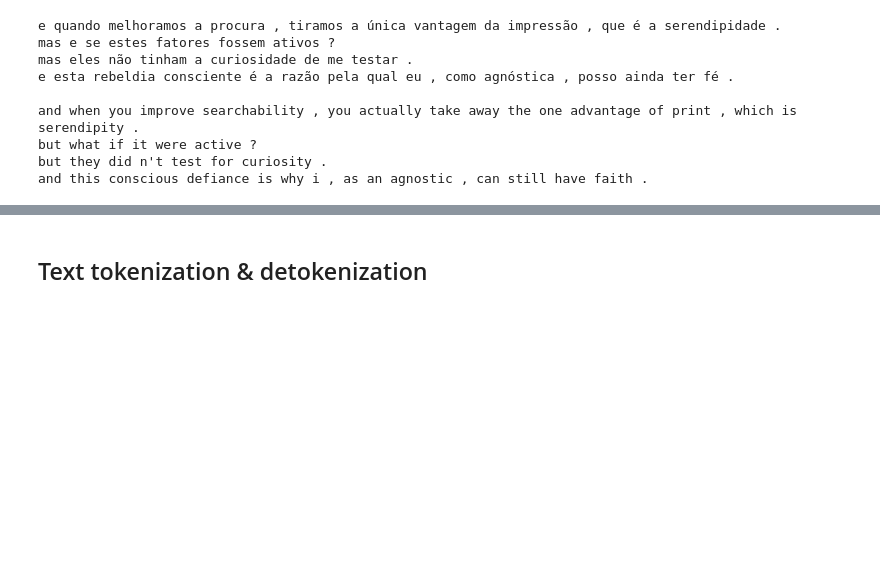
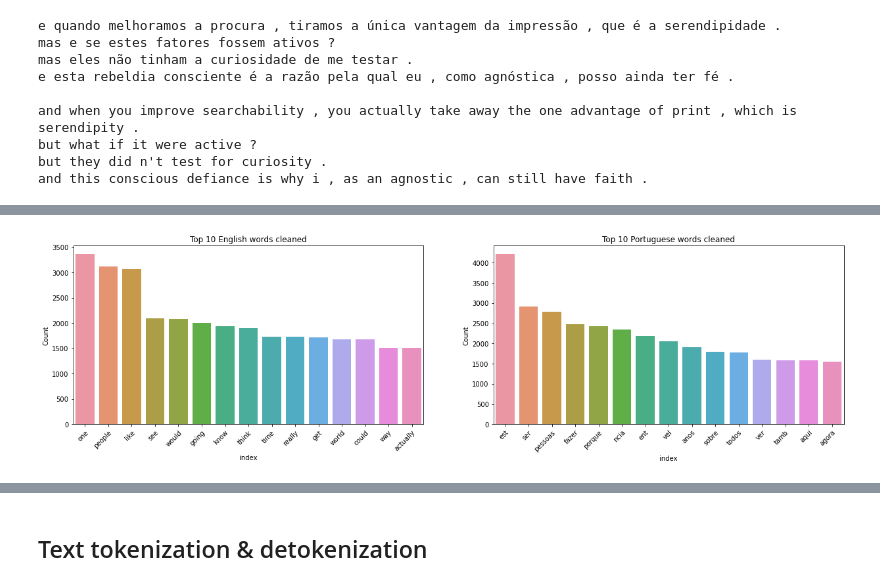
Before and after one commit to gundruke/FCD-final-project, a Jupyter notebook: transformer.ipynb, the cells around one changed output, grey strips where cells are left out. Drawn from its saved outputs; the diff is of its cells as text; code cells hidden in the pictures; blank space fills up the shorter version.

```diff
--- a/transformer.ipynb
+++ b/transformer.ipynb
@@ -69,0 +187,24 @@ and this conscious defiance is why i , as an agnostic , can still have faith .
+# %%
+def clean_text(text):
+
+    text = re.sub(r'[^a-zA-Z#]', ' ', text) # removing symbols
+    text = " ".join(w for w in text.split() if len(w) > 2) # removing smaller tha 3 letter words
+
+    return text
+# %%
+data_clean_eng = []
+data_clean_pt = []
+stop_words_eng = set(stopwords.words('english'))
+stop_words_pt = set(stopwords.words('portuguese'))
+for i in data["English"]:
+    data_clean_eng.append(" ".join([text for text in clean_text(i).split() if not text in stop_words_eng and not text in string.punctuation ]))
+for i in data["Portuguese"]:
+    data_clean_pt.append(" ".join([text for text in clean_text(i).split() if not text in stop_words_pt and not text in string.punctuation ]))
+
+texts = [data_clean_eng, data_clean_pt]
+titles = ["Top 10 English words cleaned",
+         "Top 10 Portuguese words cleaned"]
+
+counter_plots(texts, titles)
+# %% [output]
+[figure, added]
```
Also changed, not shown: parts of 27 cells of this notebook, 6 other files.
